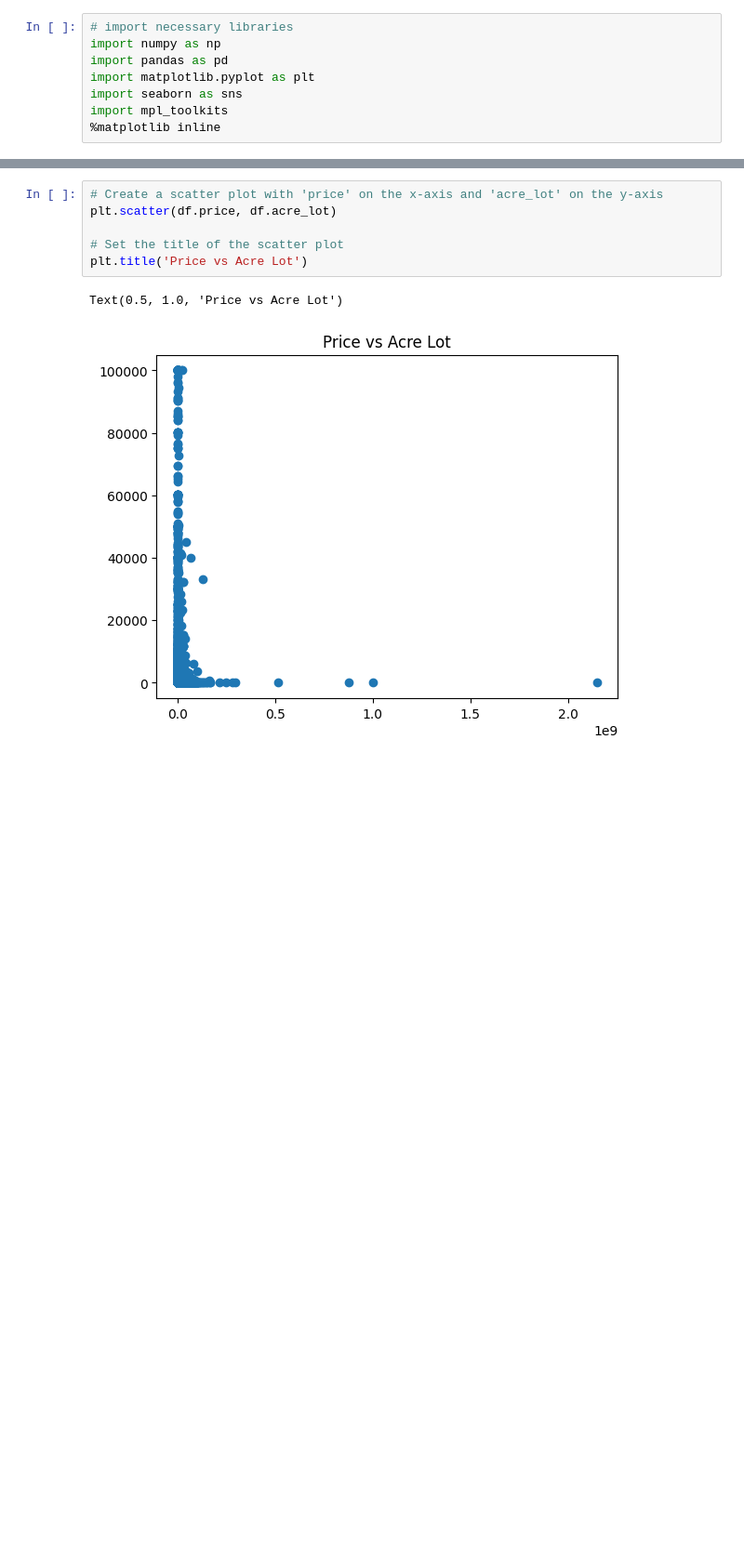
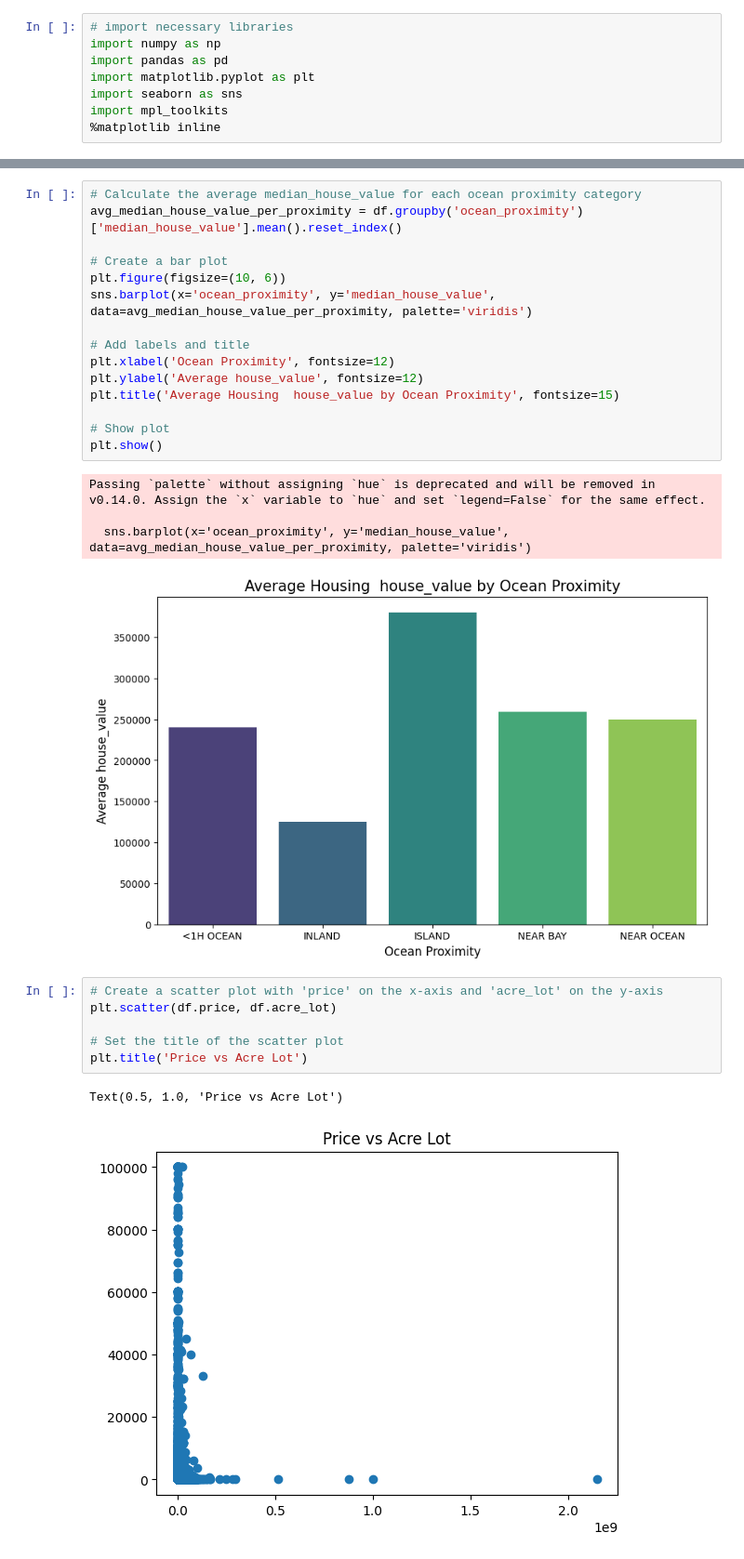
Before and after one commit to Princess-Flourish/AI-ML-Learning-Path, a Jupyter notebook: Linear_regression.ipynb, the cells around one changed output, grey strips where cells are left out. Shown at 93% size. Saved outputs shown, nothing was run; the diff lists cells and outputs as text; blank space fills up the shorter version.

```diff
--- a/Linear_regression.ipynb
+++ b/Linear_regression.ipynb
@@ -272,3 +176,23 @@ Text(0.5, 1.0, 'Price vs House Size')
+# %%
+# Calculate the average median_house_value for each ocean proximity category
+avg_median_house_value_per_proximity = df.groupby('ocean_proximity')['median_house_value'].mean().reset_index()
+
+# Create a bar plot
+plt.figure(figsize=(10, 6))
+sns.barplot(x='ocean_proximity', y='median_house_value', data=avg_median_house_value_per_proximity, palette='viridis')
+
+# Add labels and title
+plt.xlabel('Ocean Proximity', fontsize=12)
+plt.ylabel('Average house_value', fontsize=12)
+plt.title('Average Housing  house_value by Ocean Proximity', fontsize=15)
+
+# Show plot
+plt.show()
+# %% [output]
+Passing `palette` without assigning `hue` is deprecated and will be removed in v0.14.0. Assign the `x` variable to `hue` and set `legend=False` for the same effect.
+
+  sns.barplot(x='ocean_proximity', y='median_house_value', data=avg_median_house_value_per_proximity, palette='viridis')
+[figure, added]
 # %%
 # Create a scatter plot with 'price' on the x-axis and 'acre_lot' on the y-axis
 plt.scatter(df.price, df.acre_lot)
```
Also changed, not shown: parts of 23 cells of this notebook.
